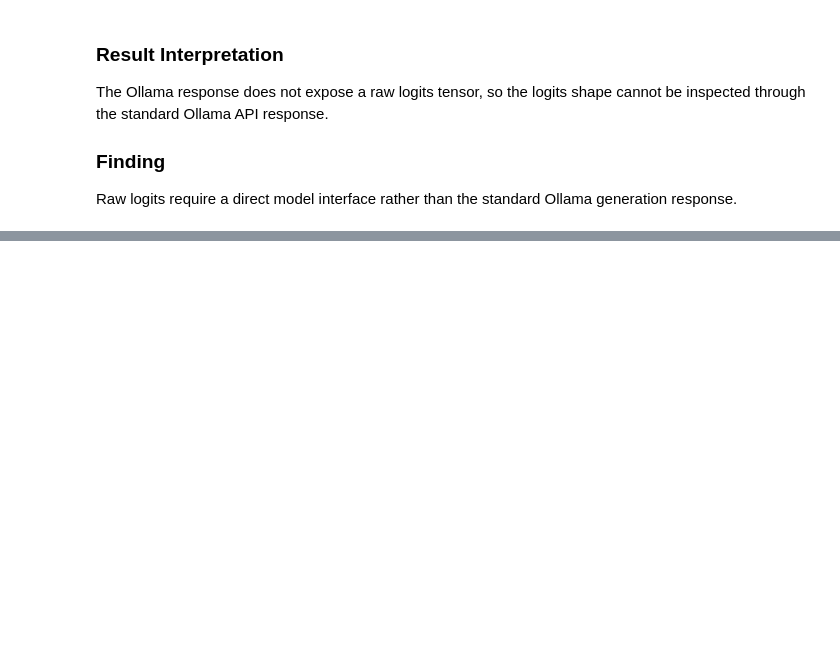
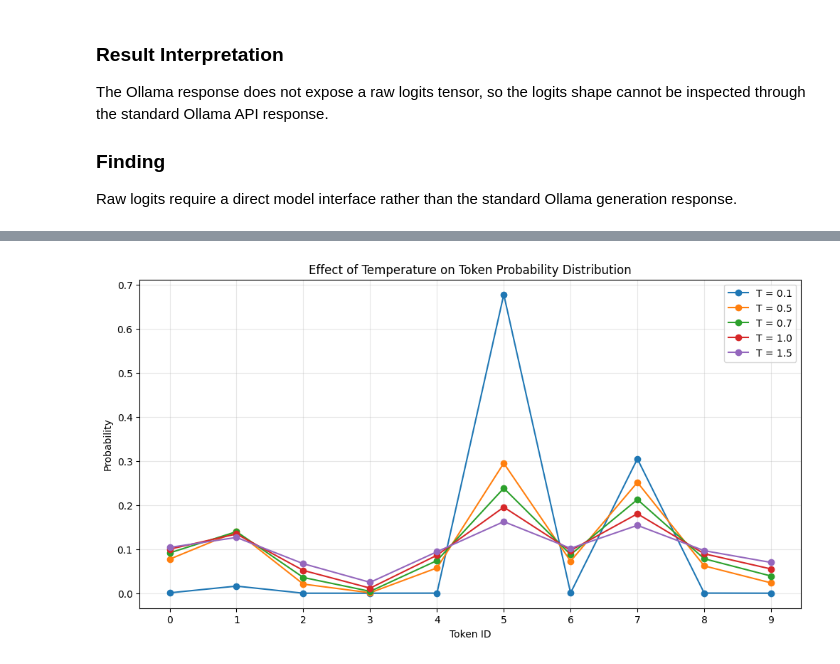
Before and after one commit to morsycoo/Local-AI-Assistant, a Jupyter notebook: notebooks/02_real_generation_and_decoding.ipynb, the cells around one changed output, grey strips where cells are left out. Cells and saved outputs as stored; diff of their text form; code cells hidden in the pictures; blank space fills up the shorter version.

```diff
--- a/notebooks/02_real_generation_and_decoding.ipynb
+++ b/notebooks/02_real_generation_and_decoding.ipynb
@@ -551,0 +1193,20 @@ Raw logits require a direct model interface rather than the standard Ollama gene
+# %%
+# Demonstrate how temperature changes the probability distribution.
+
+temperatures = [0.5, 1.0, 1.5]
+
+for temperature in temperatures:
+    adjusted_logits = vocabulary_scores / temperature
+
+    adjusted_probabilities = torch.softmax(adjusted_logits, dim=-1)
+
+    print(f"\nTemperature: {temperature}")
+    print("-" * 40)
+
+    print("Probabilities:", adjusted_probabilities)
+
+    print("Highest Probability:", round(adjusted_probabilities.max().item(), 6))
+
+    print("Lowest Probability:", round(adjusted_probabilities.min().item(), 6))
+
+    print("Probability Sum:", round(adjusted_probabilities.sum().item(), 6))
@@ -551,0 +1239,31 @@ Raw logits require a direct model interface rather than the standard Ollama gene
+# %%
+# Visualize how temperature changes the probability distribution.
+
+import matplotlib.pyplot as plt
+
+temperatures = [0.1, 0.5, 0.7, 1.0, 1.5]
+
+plt.figure(figsize=(12, 6))
+
+for temperature in temperatures:
+    adjusted_logits = vocabulary_scores / temperature
+
+    temperature_probabilities = torch.softmax(adjusted_logits, dim=-1)
+
+    plt.plot(
+        range(len(temperature_probabilities)),
+        temperature_probabilities.detach().numpy(),
+        marker="o",
+        label=f"T = {temperature}",
+    )
+
+plt.xlabel("Token ID")
+plt.ylabel("Probability")
+plt.title("Effect of Temperature on Token Probability Distribution")
+plt.xticks(range(len(vocabulary_scores)))
+plt.legend()
+plt.grid(True, alpha=0.3)
+
+plt.show()
+# %% [output]
+[figure, added]
```
Also changed, not shown: parts of 101 cells of this notebook, 1 other file.
